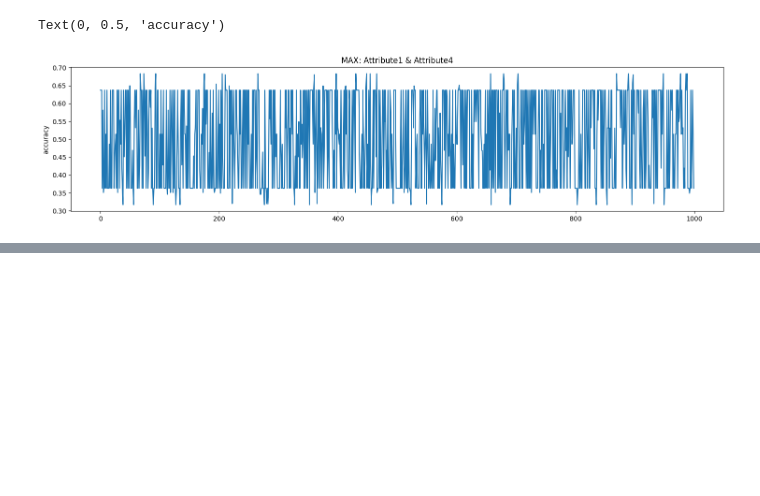
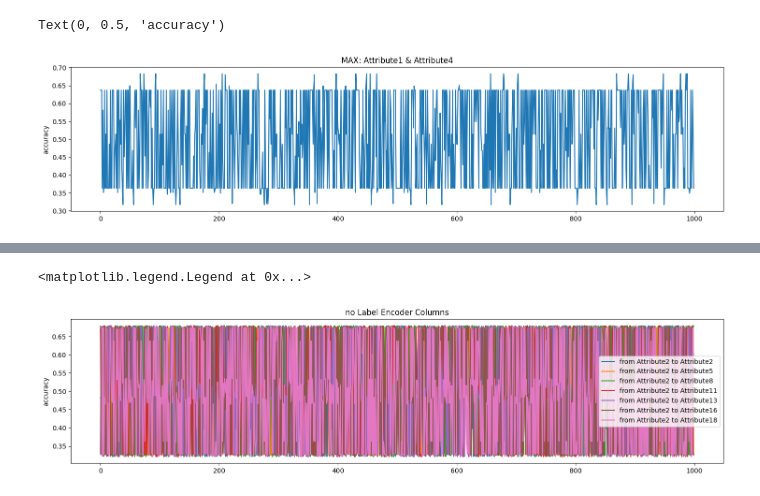
Before and after one commit to fadeeva/MLDL_plgrnd, a Jupyter notebook: Clusters/01_KMeans.ipynb, the cells around one changed output, grey strips where cells are left out. Drawn from its saved outputs; the diff is of its cells as text; code cells hidden in the pictures; blank space fills up the shorter version.

Commit message:
a little bit better with selected columns

```diff
--- a/Clusters/01_KMeans.ipynb
+++ b/Clusters/01_KMeans.ipynb
@@ -307,3 +307,7 @@ plt.ylabel('accuracy')
 # %% [output]
 Text(0, 0.5, 'accuracy')
 [figure]
+# %%
+df = pd.DataFrame(data=norm.fit_transform(X.loc[:, ~X.columns.isin(le)]),
+                  columns=X.loc[:, ~X.columns.isin(le)].columns)
+df.head()
@@ -309,0 +321,18 @@ Text(0, 0.5, 'accuracy')
+# %%
+model = KMeans(n_clusters=2)
+
+acc_results = defaultdict(list)
+plt.figure(figsize=(18, 4))
+for col in df.columns:
+    for _ in range(1_000):
+        model.fit(df.loc[:, df.columns[0]:col])
+        acc_results[col].append(accuracy_score(y, model.labels_+1))
+
+    plt.plot(np.arange(1_000), acc_results[col], label=f'from {df.columns[0]} to {col}')
+
+plt.title('no Label Encoder Columns')
+plt.ylabel('accuracy')
+plt.legend()
+# %% [output]
+<matplotlib.legend.Legend at 0x...>
+[figure, added]
```
Also changed, not shown: parts of 8 cells of this notebook.
